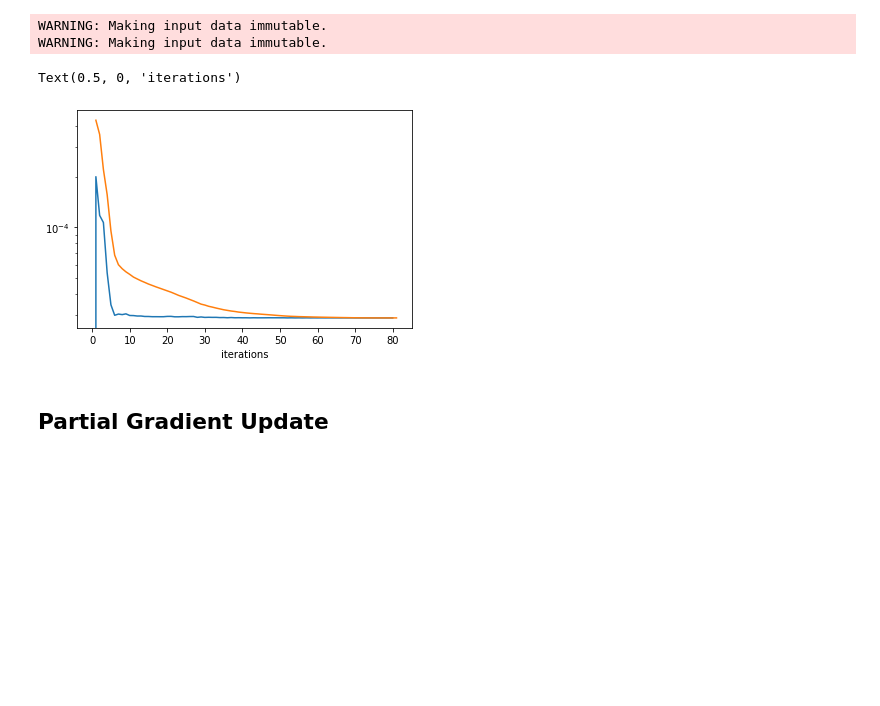
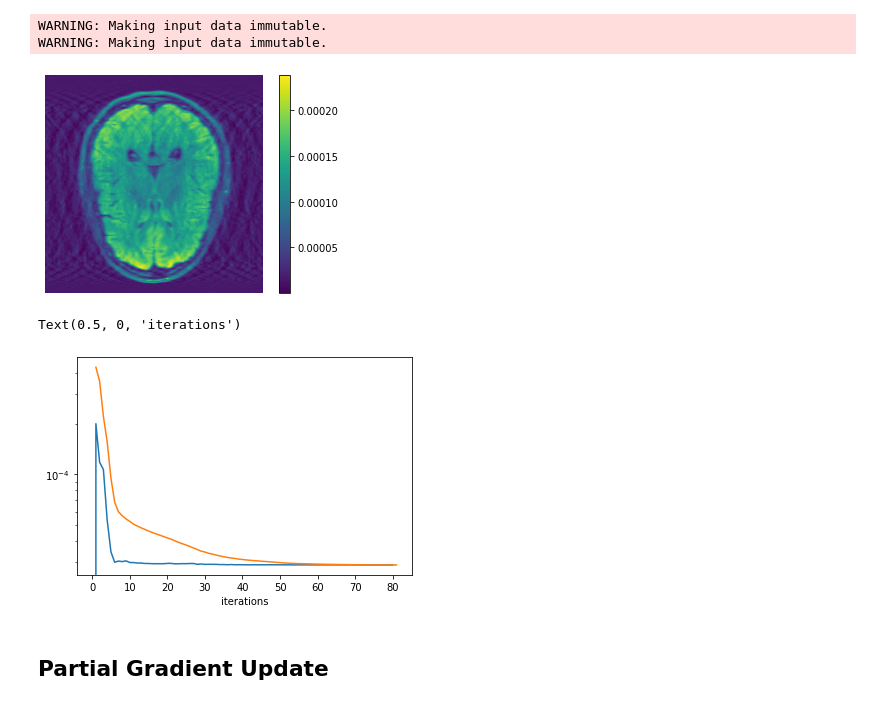
Before and after one commit to paquiteau/pysap-mri-online, a Jupyter notebook: online_type_one.ipynb, the cells around one changed output. Drawn from its saved outputs; the diff is of its cells as text; code cells hidden in the pictures; blank space fills up the shorter version.

```diff
--- a/online_reconstruction.ipynb
+++ b/online_type_one.ipynb
@@ -289,14 +289,15 @@ results['pogm'] = {
 WARNING: Making input data immutable.
 WARNING: Making input data immutable.
 # %%
-
+implot(ssos(xf_pogm),colorbar=True)
 plt.figure()
 plt.semilogy(cost, label="relative cost")
 plt.semilogy(metric_results_pogm['abs_res']['index'],metric_results_pogm['abs_res']['values'],label='absolute cost')
 plt.xlabel('iterations')
 # %% [output]
+[figure, new version]
 Text(0.5, 0, 'iterations')
-[figure, old version]
+[figure, added]
 # %% [markdown]
 
 ## Partial Gradient Update
```
Also changed, not shown: parts of 6 cells of this notebook, 7 other files.
